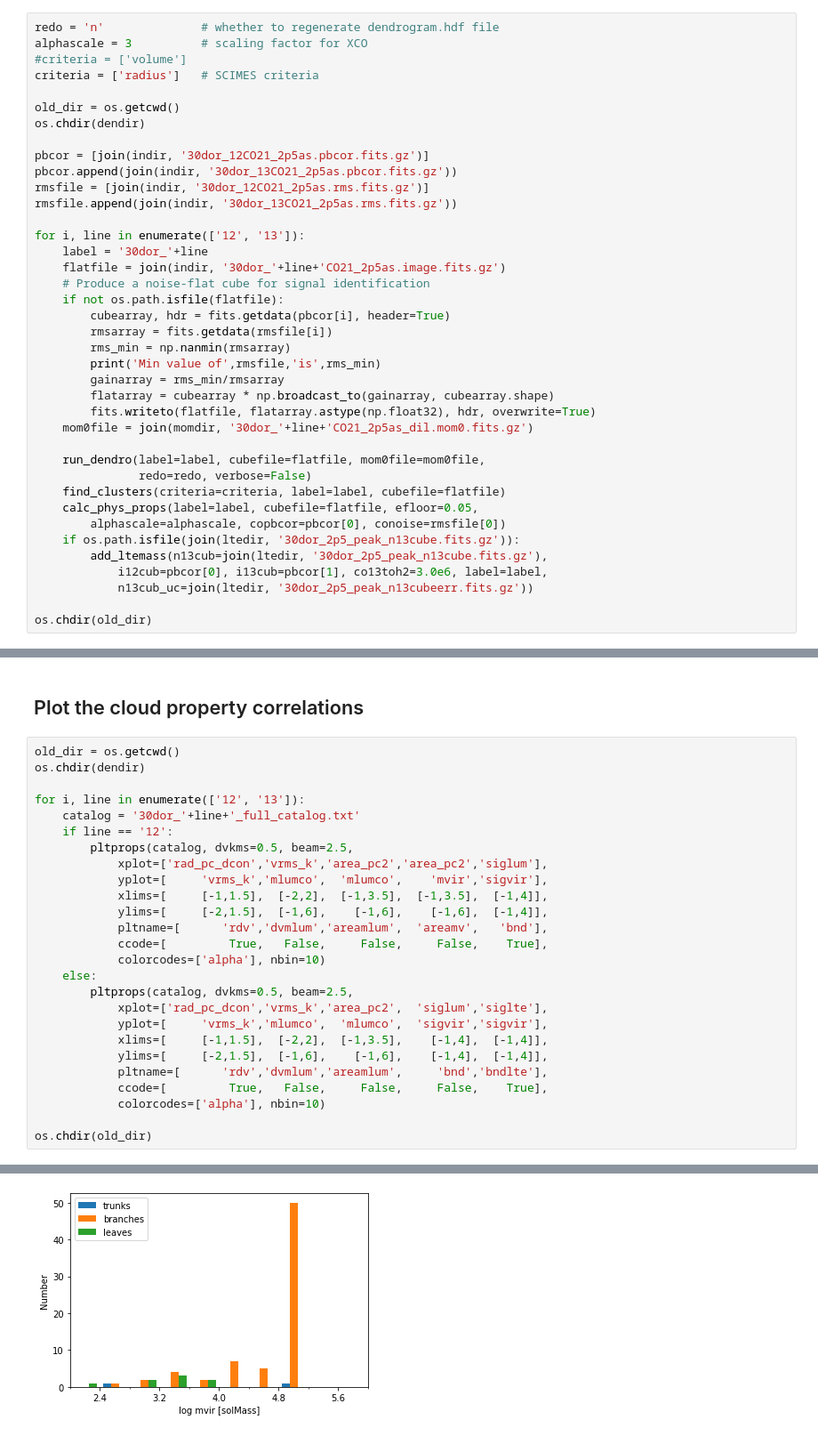
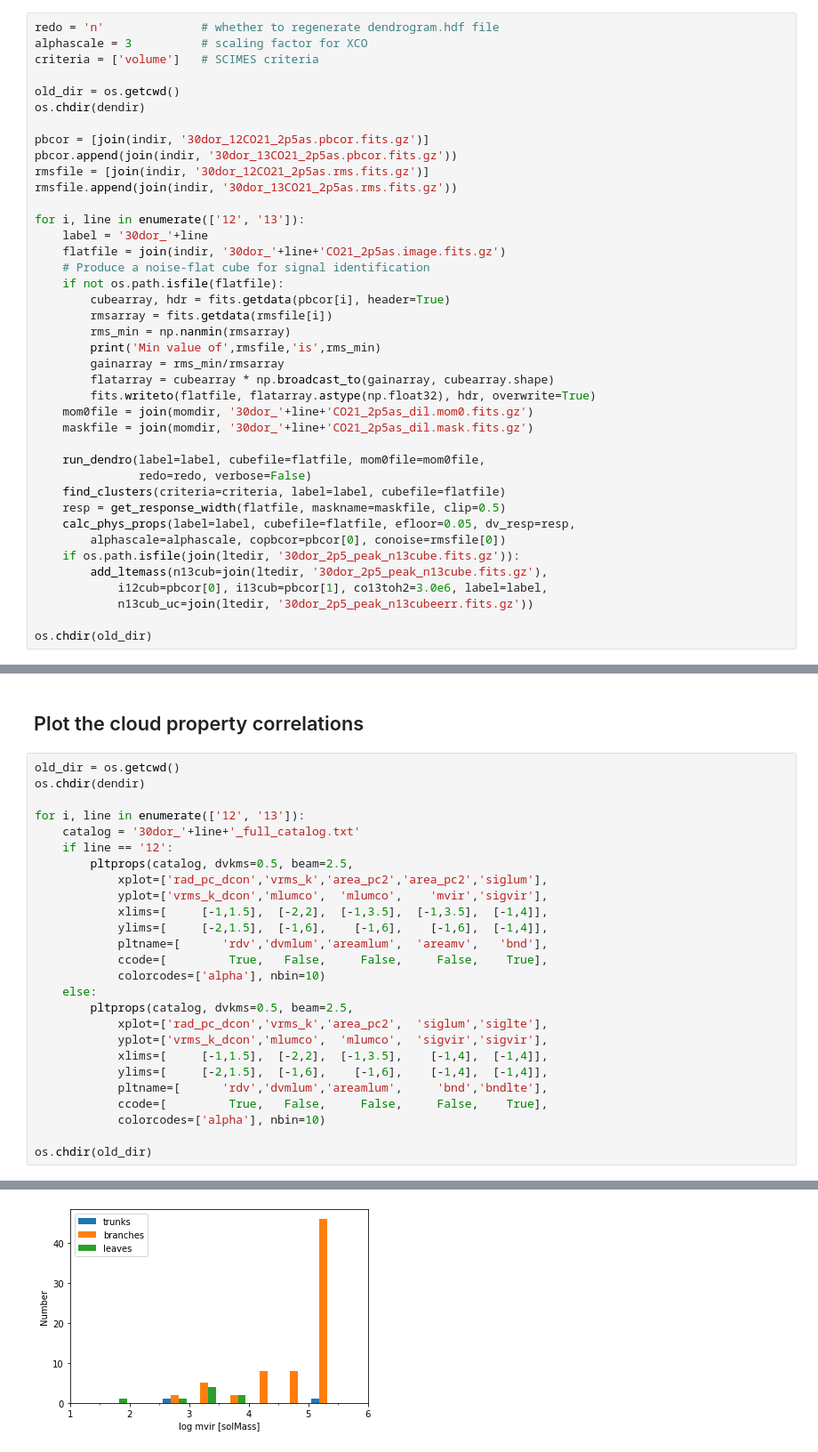
Before and after one commit to tonywong94/dendroplot, a Jupyter notebook: example/30Dor-Cyc0-example.ipynb, the cells around one changed output, grey strips where cells are left out. Shown at 89% size. Saved outputs shown, nothing was run; the diff lists cells and outputs as text.

```diff
--- a/example/30Dor-Cyc0-example.ipynb
+++ b/example/30Dor-Cyc0-example.ipynb
@@ -99,8 +122,7 @@ Although typically we use the `volume` criterion in SCIMES, this yields only a f
 # %%
 redo = 'n'              # whether to regenerate dendrogram.hdf file
 alphascale = 3          # scaling factor for XCO
-#criteria = ['volume']
-criteria = ['radius']   # SCIMES criteria
+criteria = ['volume']   # SCIMES criteria
 
 old_dir = os.getcwd()
 os.chdir(dendir)
@@ -123,11 +145,13 @@ for i, line in enumerate(['12', '13']):
         flatarray = cubearray * np.broadcast_to(gainarray, cubearray.shape)
         fits.writeto(flatfile, flatarray.astype(np.float32), hdr, overwrite=True)
     mom0file = join(momdir, '30dor_'+line+'CO21_2p5as_dil.mom0.fits.gz')
+    maskfile = join(momdir, '30dor_'+line+'CO21_2p5as_dil.mask.fits.gz')
 
     run_dendro(label=label, cubefile=flatfile, mom0file=mom0file,
                redo=redo, verbose=False)
     find_clusters(criteria=criteria, label=label, cubefile=flatfile)
-    calc_phys_props(label=label, cubefile=flatfile, efloor=0.05,
+    resp = get_response_width(flatfile, maskname=maskfile, clip=0.5)
+    calc_phys_props(label=label, cubefile=flatfile, efloor=0.05, dv_resp=resp,
         alphascale=alphascale, copbcor=pbcor[0], conoise=rmsfile[0])
     if os.path.isfile(join(ltedir, '30dor_2p5_peak_n13cube.fits.gz')):
         add_ltemass(n13cub=join(ltedir, '30dor_2p5_peak_n13cube.fits.gz'),
@@ -219,7 +307,7 @@ for i, line in enumerate(['12', '13']):
     if line == '12':
         pltprops(catalog, dvkms=0.5, beam=2.5,
             xplot=['rad_pc_dcon','vrms_k','area_pc2','area_pc2','siglum'],
-            yplot=[     'vrms_k','mlumco',  'mlumco',    'mvir','sigvir'],
+            yplot=['vrms_k_dcon','mlumco',  'mlumco',    'mvir','sigvir'],
             xlims=[     [-1,1.5],  [-2,2],  [-1,3.5],  [-1,3.5],  [-1,4]],
             ylims=[     [-2,1.5],  [-1,6],    [-1,6],    [-1,6],  [-1,4]],
             pltname=[      'rdv','dvmlum','areamlum',  'areamv',   'bnd'],
@@ -228,7 +316,7 @@ for i, line in enumerate(['12', '13']):
     else:
         pltprops(catalog, dvkms=0.5, beam=2.5,
             xplot=['rad_pc_dcon','vrms_k','area_pc2',  'siglum','siglte'],
-            yplot=[     'vrms_k','mlumco',  'mlumco',  'sigvir','sigvir'],
+            yplot=['vrms_k_dcon','mlumco',  'mlumco',  'sigvir','sigvir'],
             xlims=[     [-1,1.5],  [-2,2],  [-1,3.5],    [-1,4],  [-1,4]],
             ylims=[     [-2,1.5],  [-1,6],    [-1,6],    [-1,4],  [-1,4]],
             pltname=[      'rdv','dvmlum','areamlum',     'bnd','bndlte'],
@@ -257,3 +345,3 @@ uparrow: [0.0498979  0.41503219]
 [figure]
 [figure]
-[figure, old version]
+[figure, new version]
```
Also changed, not shown: parts of 9 cells of this notebook, 7 other files.
